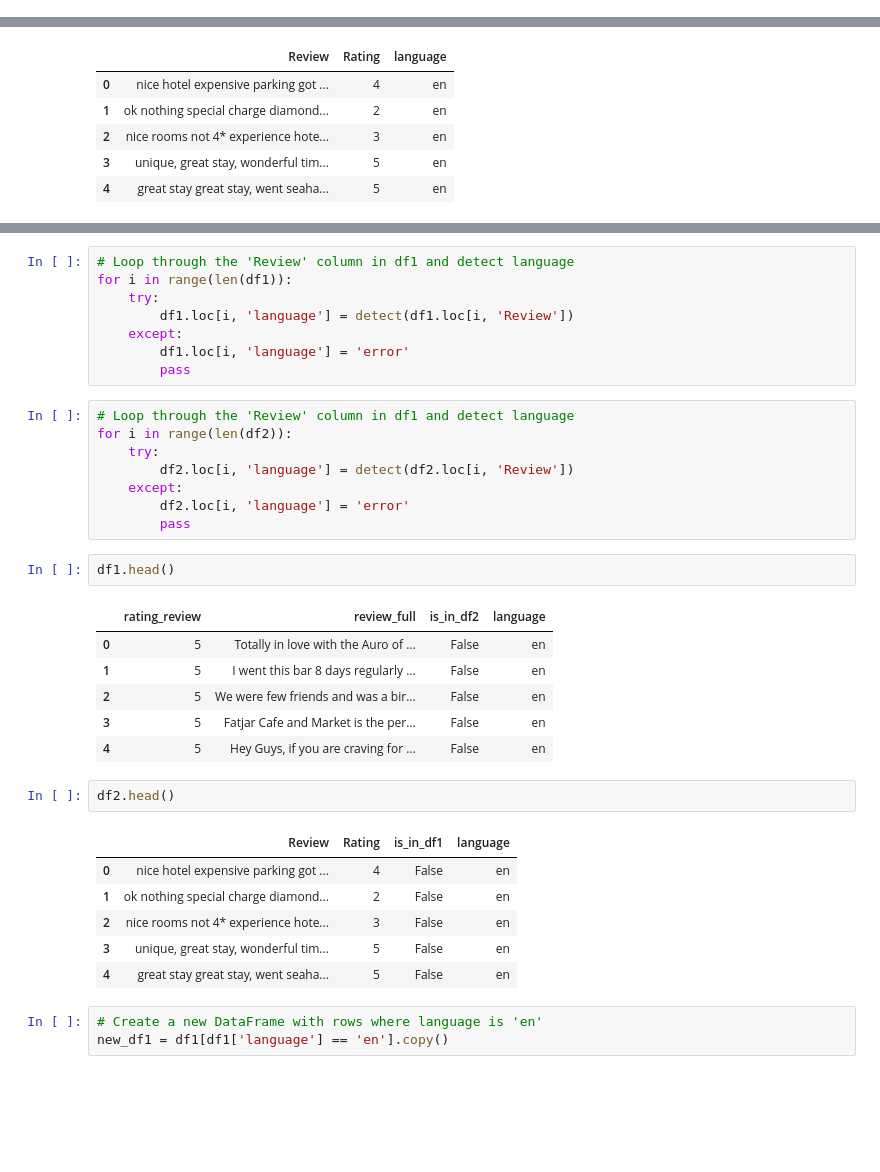
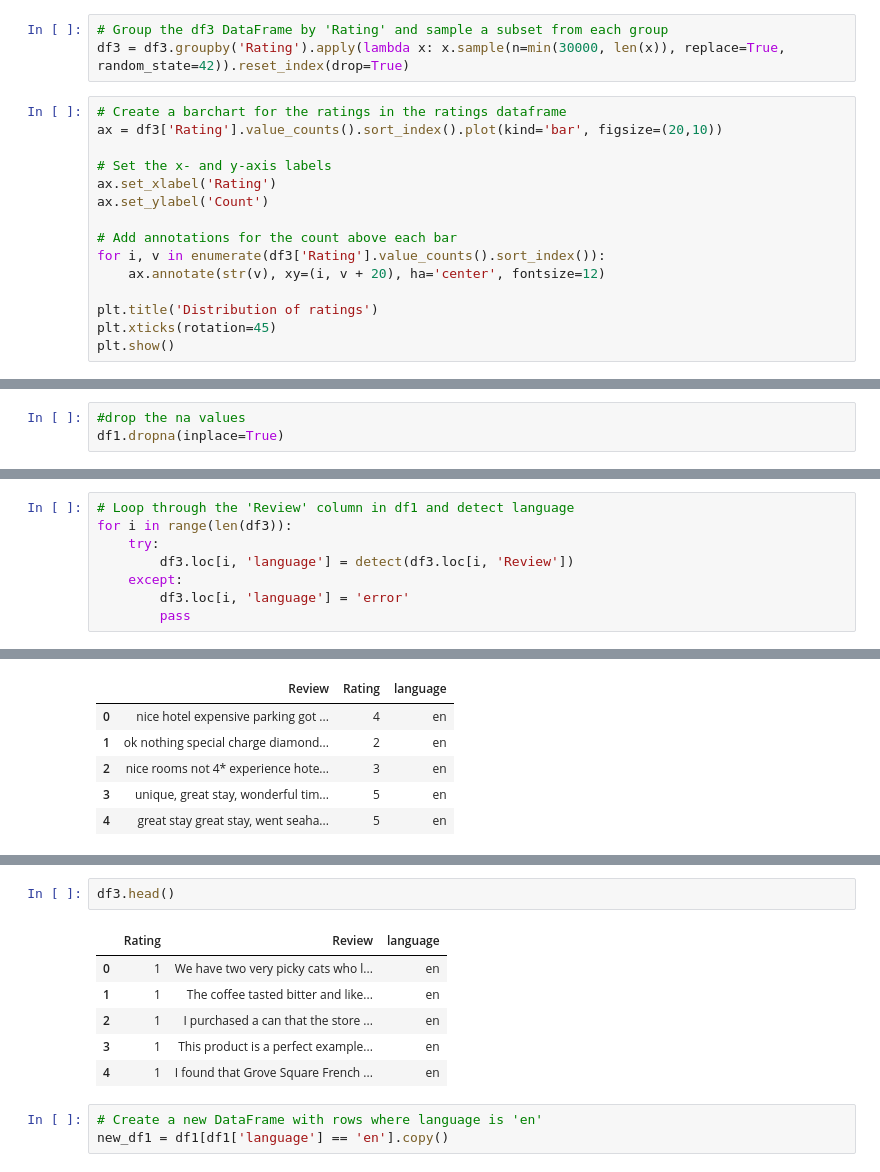
Before and after one commit to schmij03/MLII_Project, a Jupyter notebook: ML_Project_Schmid_Jan.ipynb, the cells around one changed output, grey strips where cells are left out. Drawn from its saved outputs; the diff is of its cells as text; blank space fills up the shorter version.

```diff
--- a/ML_Project_Schmid_Jan.ipynb
+++ b/ML_Project_Schmid_Jan.ipynb
@@ -111,0 +183,18 @@ df2 = df2.drop('is_in_df1', axis=1)
+# %%
+# Group the df3 DataFrame by 'Rating' and sample a subset from each group
+df3 = df3.groupby('Rating').apply(lambda x: x.sample(n=min(30000, len(x)), replace=True, random_state=42)).reset_index(drop=True)
+# %%
+# Create a barchart for the ratings in the ratings dataframe
+ax = df3['Rating'].value_counts().sort_index().plot(kind='bar', figsize=(20,10))
+
+# Set the x- and y-axis labels
+ax.set_xlabel('Rating')
+ax.set_ylabel('Count')
+
+# Add annotations for the count above each bar
+for i, v in enumerate(df3['Rating'].value_counts().sort_index()):
+    ax.annotate(str(v), xy=(i, v + 20), ha='center', fontsize=12)
+
+plt.title('Distribution of ratings')
+plt.xticks(rotation=45)
+plt.show()
@@ -111,0 +210,3 @@ df2 = df2.drop('is_in_df1', axis=1)
+# %%
+#drop the na values
+df1.dropna(inplace=True)
@@ -112,3 +250,11 @@ df2 = df2.drop('is_in_df1', axis=1)
+# %%
+# Loop through the 'Review' column in df1 and detect language
+for i in range(len(df3)):
+    try:
+        df3.loc[i, 'language'] = detect(df3.loc[i, 'Review'])
+    except:
+        df3.loc[i, 'language'] = 'error'
+        pass
 # %%
 df1.head()
 # %% [output]
@@ -164,37 +276,12 @@ plt.show()
-# %%
-# Loop through the 'Review' column in df1 and detect language
-for i in range(len(df1)):
-    try:
-        df1.loc[i, 'language'] = detect(df1.loc[i, 'Review'])
-    except:
-        df1.loc[i, 'language'] = 'error'
-        pass
-# %%
-# Loop through the 'Review' column in df1 and detect language
-for i in range(len(df2)):
-    try:
-        df2.loc[i, 'language'] = detect(df2.loc[i, 'Review'])
-    except:
-        df2.loc[i, 'language'] = 'error'
-        pass
 # %%
-df1.head()
+df3.head()
 # %% [output]
-|  | rating_review | review_full | is_in_df2 | language |
-| 0 | 5 | Totally in love with the Auro of ... | False | en |
-| 1 | 5 | I went this bar 8 days regularly ... | False | en |
-| 2 | 5 | We were few friends and was a bir... | False | en |
-| 3 | 5 | Fatjar Cafe and Market is the per... | False | en |
-| 4 | 5 | Hey Guys, if you are craving for ... | False | en |
+|  | Rating | Review | language |
+| 0 | 1 | We have two very picky cats who l... | en |
+| 1 | 1 | The coffee tasted bitter and like... | en |
+| 2 | 1 | I purchased a can that the store ... | en |
+| 3 | 1 | This product is a perfect example... | en |
+| 4 | 1 | I found that Grove Square French ... | en |
-# %%
-df2.head()
-# %% [output]
-|  | Review | Rating | is_in_df1 | language |
-| 0 | nice hotel expensive parking got ... | 4 | False | en |
-| 1 | ok nothing special charge diamond... | 2 | False | en |
-| 2 | nice rooms not 4* experience hote... | 3 | False | en |
-| 3 | unique, great stay, wonderful tim... | 5 | False | en |
-| 4 | great stay great stay, went seaha... | 5 | False | en |
 # %%
 # Create a new DataFrame with rows where language is 'en'
 new_df1 = df1[df1['language'] == 'en'].copy()
```
Also changed, not shown: parts of 85 cells of this notebook.
